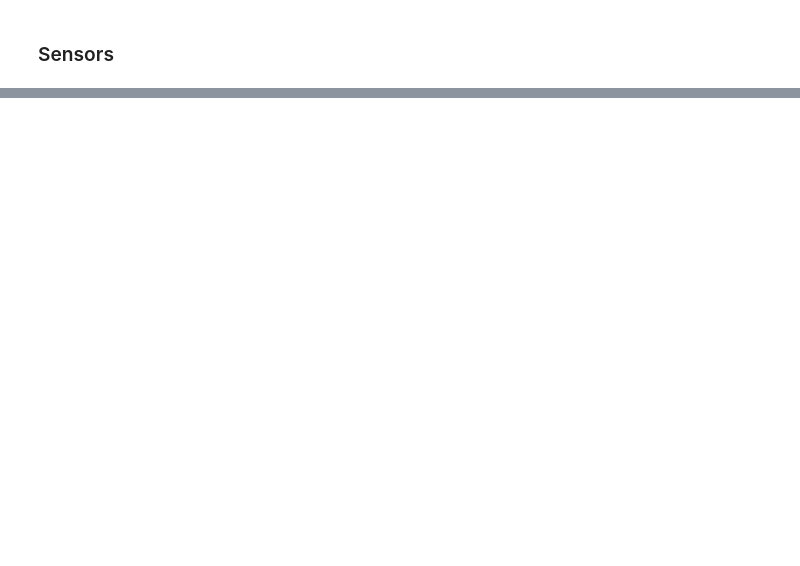
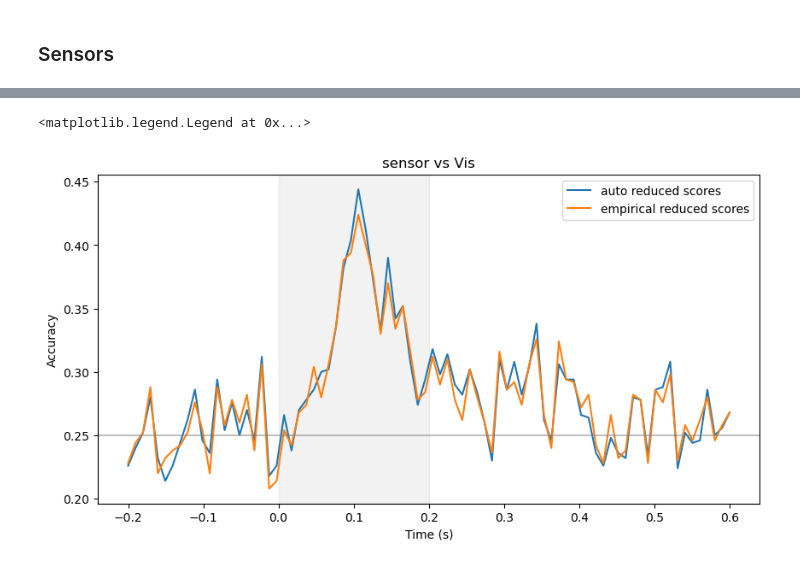
Before and after one commit to ctirou/asrt_analyses, a Jupyter notebook: sensors_vs_source.ipynb, the cells around one changed output, grey strips where cells are left out. Cells and saved outputs as stored; diff of their text form; code cells hidden in the pictures; blank space fills up the shorter version.

```diff
--- a/sensors_vs_source.ipynb
+++ b/sensors_vs_source.ipynb
@@ -81,0 +235,21 @@ No baseline correction applied
+# %%
+data_cov = mne.compute_covariance(epoch, tmin=0, tmax=.6, method="empirical", rank="info", verbose=verbose)
+noise_cov = mne.compute_covariance(epoch, tmin=-.2, tmax=0, method="empirical", rank="info", verbose=verbose)
+# conpute rank
+rank = mne.compute_rank(data_cov, info=epoch.info, rank=None, tol_kind='relative', verbose=verbose)
+# read forward solution
+fwd_fname = RESULTS_DIR / "fwd" / lock / f"{subject}-{epoch_num}-fwd.fif"
+fwd = mne.read_forward_solution(fwd_fname, verbose=verbose)
+filters = make_lcmv(epoch.info, fwd, data_cov, reg=0.05, noise_cov=noise_cov,
+                    pick_ori=None, weight_norm="unit-noise-gain",
+                    rank=rank, reduce_rank=True, verbose=verbose)
+stcs = apply_lcmv_epochs(epoch, filters=filters, verbose=verbose)
+data = np.array([np.real(stc.in_label(lh_label + rh_label).data) for stc in stcs])
+# stcs_data = pca.fit_transform(data)
+stcs_data = data.copy()
+pattern = behav.trialtypes == 1
+X = stcs_data[pattern][:500]
+y = behav.positions[pattern][:500]
+y = y.reset_index(drop=True)
+assert X.shape[0] == y.shape[0]
+none_emp_sc_red = cross_val_multiscore(clf, X, y, cv=cv, verbose=verbose)
@@ -81,0 +280,18 @@ No baseline correction applied
+# %%
+import matplotlib.pyplot as plt
+times = np.linspace(-0.2, 0.6, X.shape[-1])
+fig, ax = plt.subplots(1, 1, figsize=(10, 5))
+# ax.plot(times, sensor_scores.mean(0), label='Sensor scores')
+ax.plot(times, none_sc.mean(0), label='auto reduced scores')
+ax.plot(times, none_emp_sc_red.mean(0), label='empirical reduced scores')
+# ax.plot(times, none_sc_nored.mean(0), label='auto no reduced scores')
+# ax.plot(times, none_emp_sc_nored.mean(0), label='empirical no reduced scores')
+ax.set_xlabel('Time (s)')
+ax.set_ylabel('Accuracy')
+ax.axvspan(0, 0.2, color='grey', alpha=0.1)
+ax.axhline(.25, color='grey', linestyle='-', alpha=0.5)
+ax.set_title(f'sensor vs {network}')
+ax.legend()
+# %% [output]
+<matplotlib.legend.Legend at 0x...>
+[figure, added]
```
Also changed, not shown: parts of 12 cells of this notebook, 8 other files.
